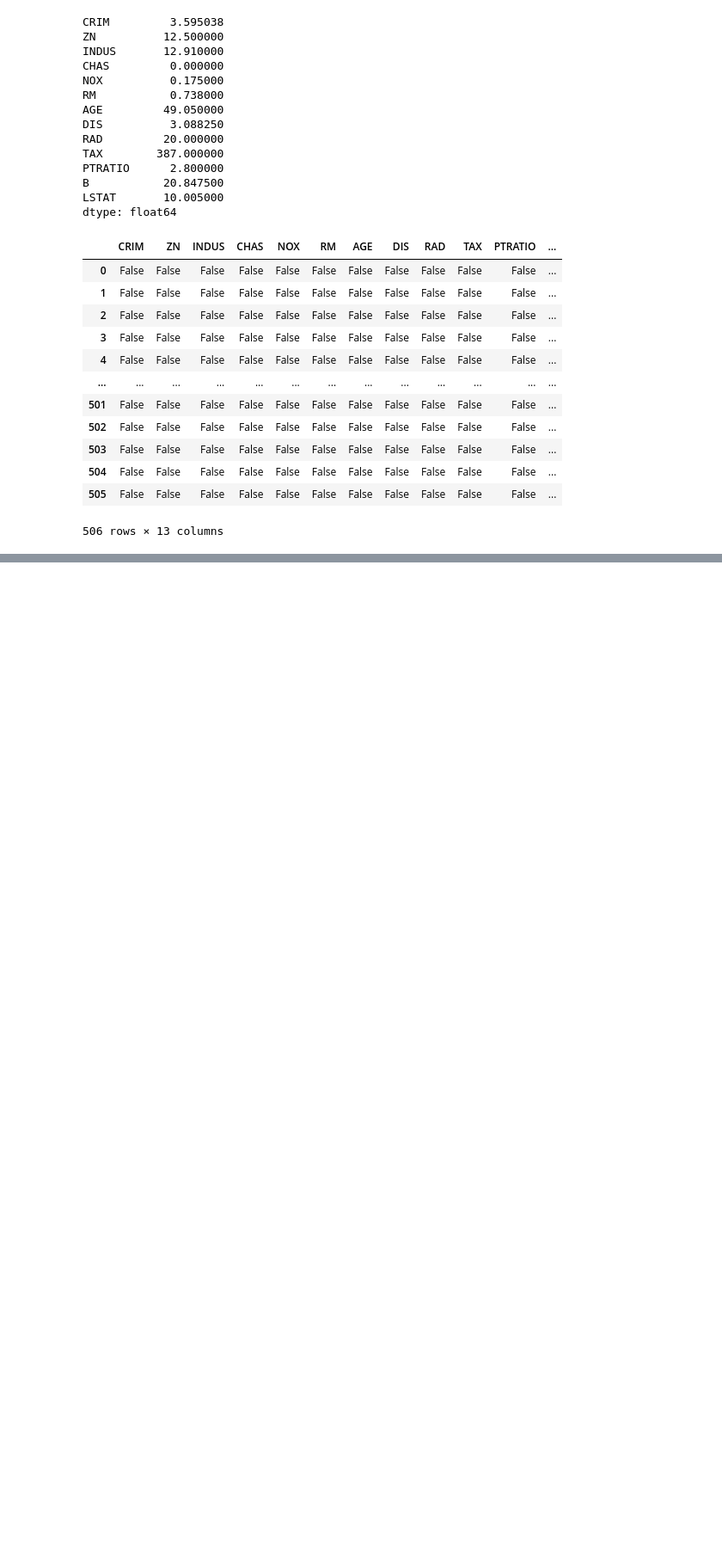
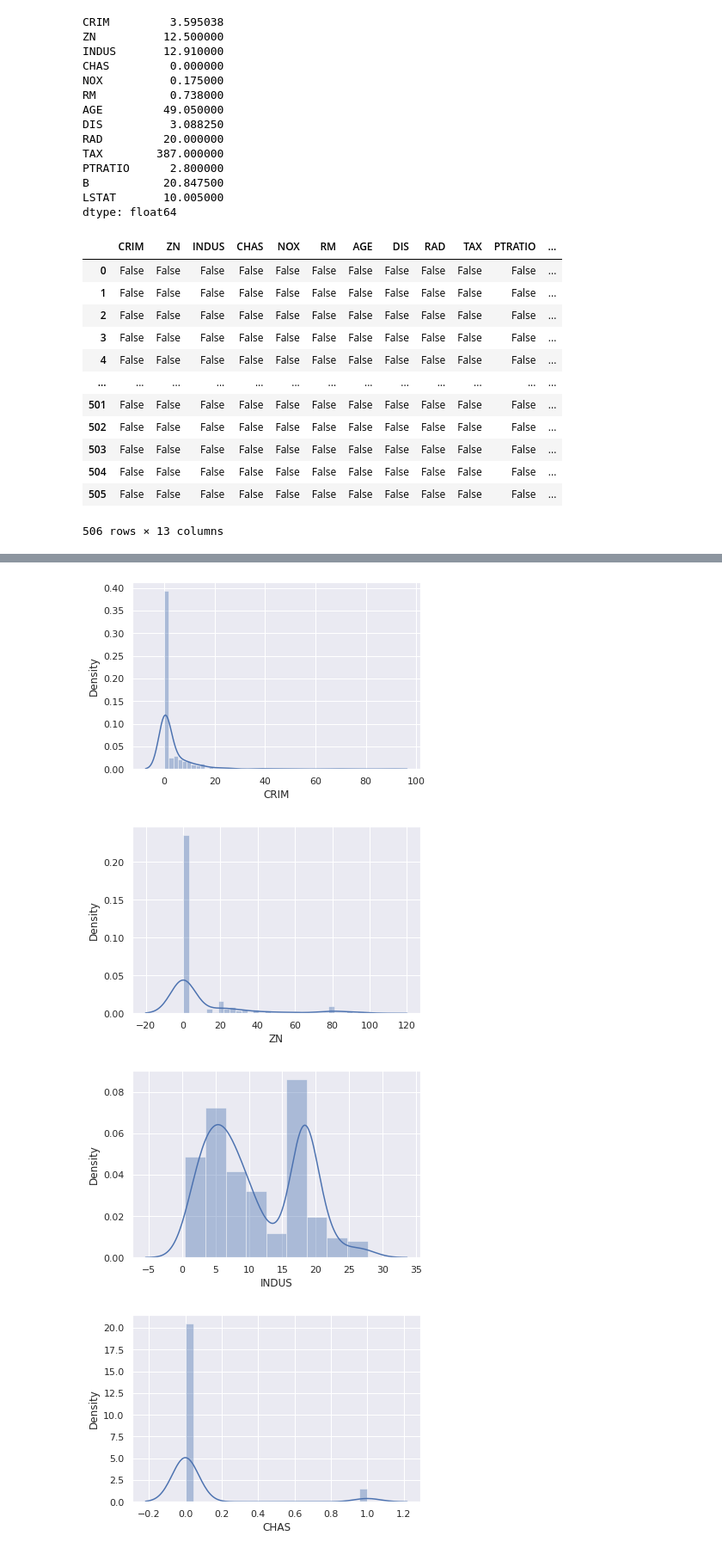
Before and after one commit to whoisprakhar44/Random-Naive-ML-Stuff, a Jupyter notebook: boston_housing_data.ipynb, the cells around one changed output, grey strips where cells are left out. Shown at 86% size. Saved outputs shown, nothing was run; the diff lists cells and outputs as text; code cells hidden in the pictures; blank space fills up the shorter version.

```diff
--- a/boston_housing_data.ipynb
+++ b/boston_housing_data.ipynb
@@ -160,0 +179,9 @@ sns.boxplot(boston_df_out['CRIM'])
+# %%
+for i in boston_df.columns:
+  plt.figure()
+  sns.distplot(boston_df[i])
+# %% [output]
+[figure, added]
+[figure, added]
+[figure, added]
+[figure, added]
```
Also changed, not shown: parts of 22 cells of this notebook.
